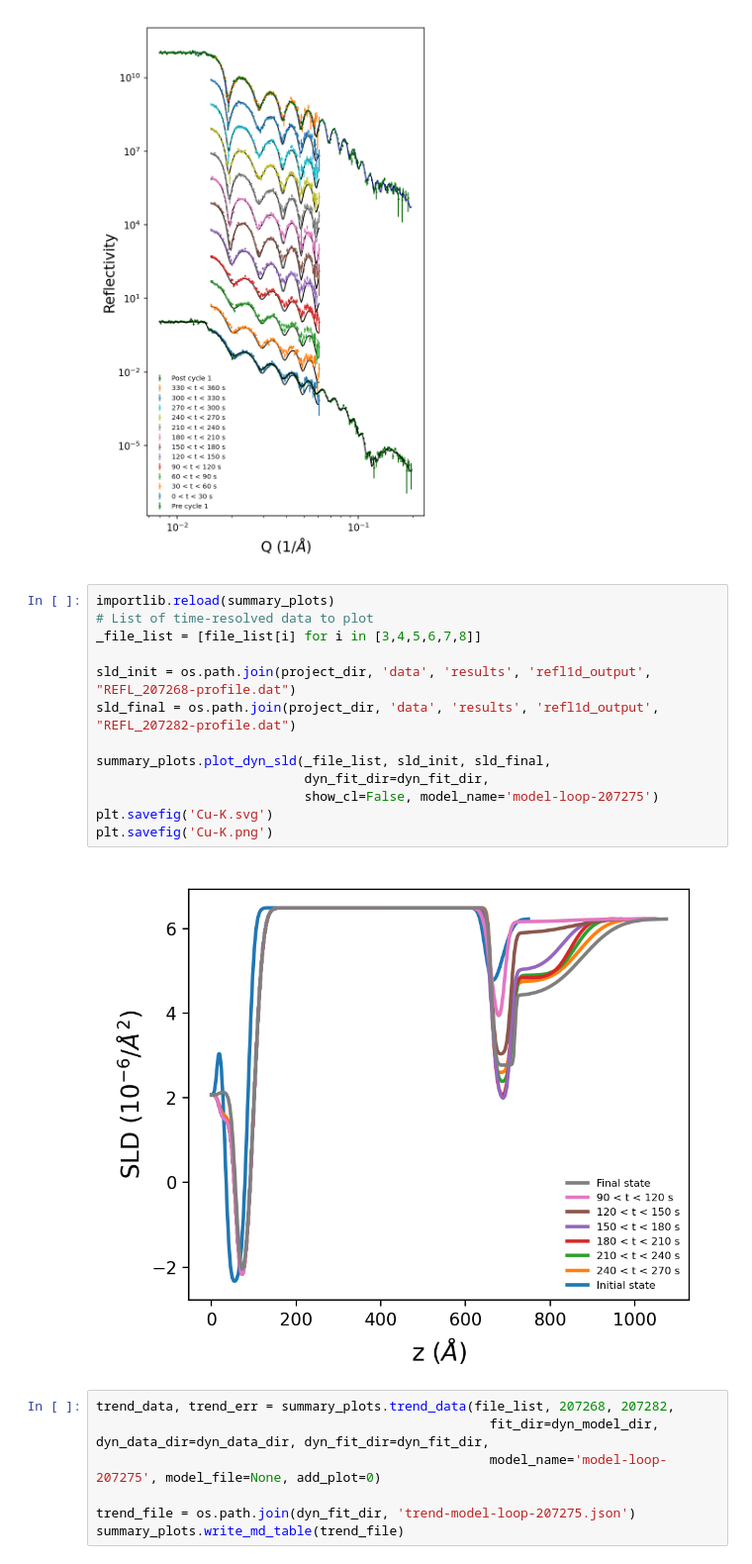
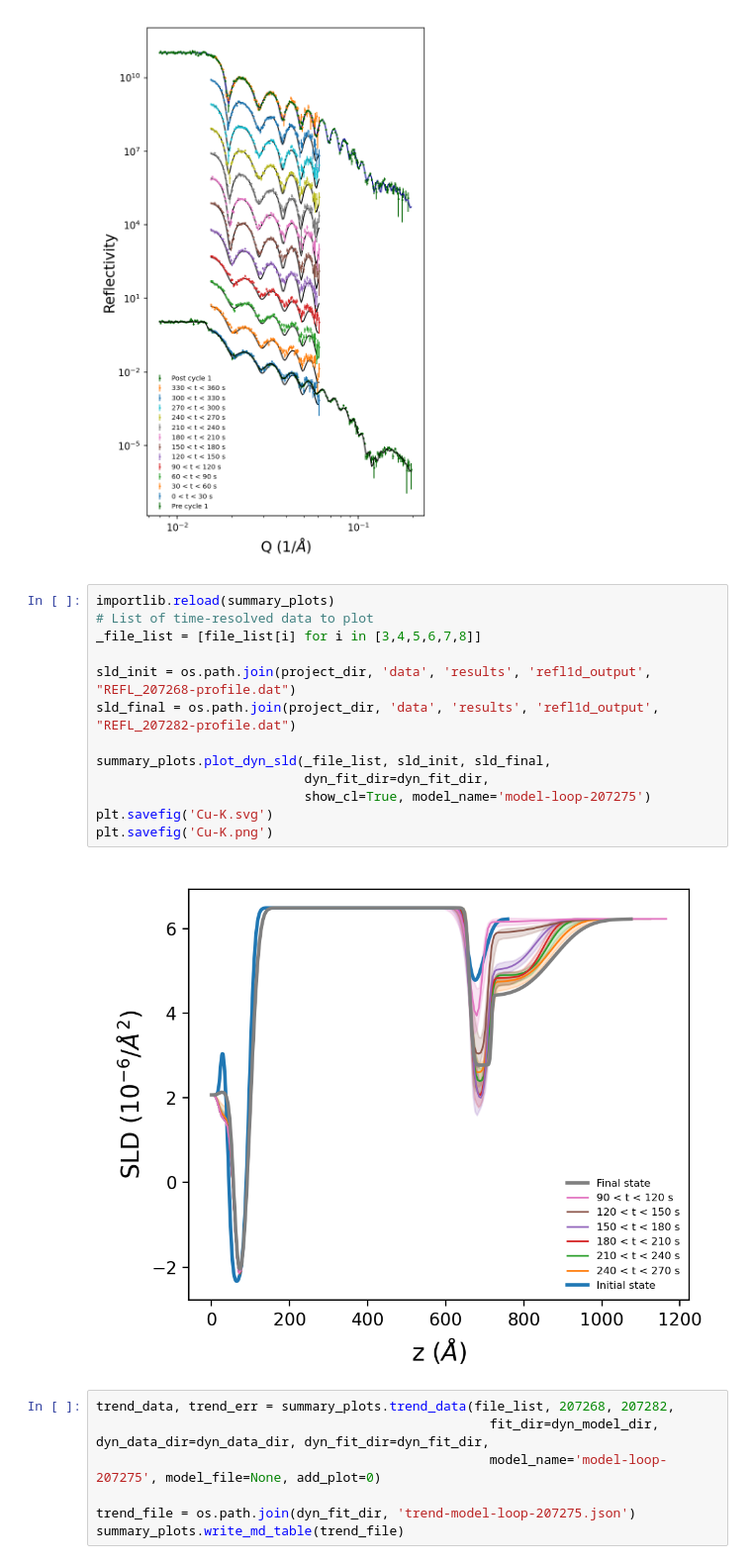
Before and after one commit to mdoucet/nh3-analysis, a Jupyter notebook: july2023/notebooks/summary-Cu-F-Cu-K-jul24.ipynb, the cells around one changed output. Shown at 99% size. Saved outputs shown, nothing was run; the diff lists cells and outputs as text.

```diff
--- a/july2023/notebooks/summary-Cu-F-Cu-K-jul24.ipynb
+++ b/july2023/notebooks/summary-Cu-F-Cu-K-jul24.ipynb
@@ -127,18 +127,18 @@ plt.savefig('Cu-K-dyn-Rq.png')
 # %%
 importlib.reload(summary_plots)
 # List of time-resolved data to plot
 _file_list = [file_list[i] for i in [3,4,5,6,7,8]]
 
 sld_init = os.path.join(project_dir, 'data', 'results', 'refl1d_output', "REFL_207268-profile.dat")
 sld_final = os.path.join(project_dir, 'data', 'results', 'refl1d_output', "REFL_207282-profile.dat")
 
 summary_plots.plot_dyn_sld(_file_list, sld_init, sld_final,
                            dyn_fit_dir=dyn_fit_dir,
-                           show_cl=False, model_name='model-loop-207275')
+                           show_cl=True, model_name='model-loop-207275')
 plt.savefig('Cu-K.svg')
 plt.savefig('Cu-K.png')
 # %% [output]
-[figure, old version]
+[figure, new version]
 # %%
 trend_data, trend_err = summary_plots.trend_data(file_list, 207268, 207282,
                                                    fit_dir=dyn_model_dir, dyn_data_dir=dyn_data_dir, dyn_fit_dir=dyn_fit_dir,
```
Also changed, not shown: parts of 1 cell of this notebook, 4 other files.
